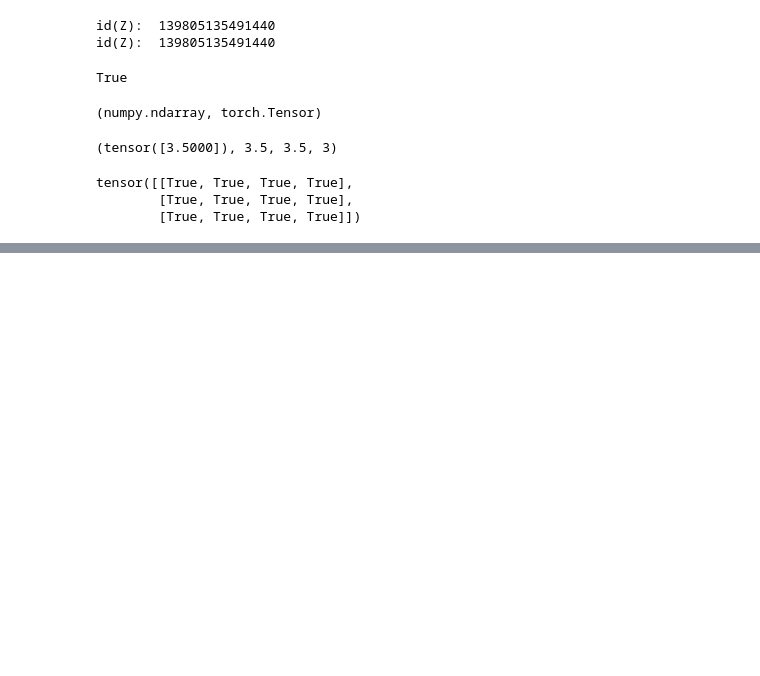
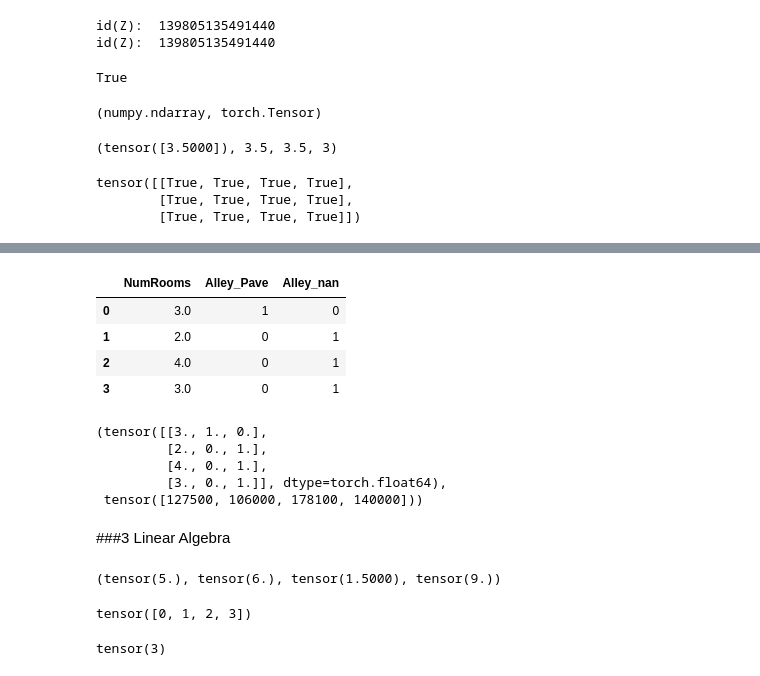
Before and after one commit to xil-max/2022, a Jupyter notebook: Deep Learning/Jupyter Notebooks/Pytorch_1.ipynb, the cells around one changed output, grey strips where cells are left out. Saved outputs shown, nothing was run; the diff lists cells and outputs as text; code cells hidden in the pictures; blank space fills up the shorter version.

```diff
--- a/Deep Learning/Jupyter Notebooks/Pytorch_1.ipynb
+++ b/Deep Learning/Jupyter Notebooks/Pytorch_1.ipynb
@@ -160,0 +187,6 @@ tensor([[True, True, True, True],
+# %%
+# inputs: the first two columns of data
+# outputs: the last columns of data
+inputs, outputs = data.iloc[:, 0:2], data.iloc[:, 2]
+inputs = inputs.fillna(inputs.mean())
+inputs
@@ -160,0 +199,40 @@ tensor([[True, True, True, True],
+# %%
+# As "Alley" has 2 different values, use "one-hot" encoding to separate them
+inputs = pd.get_dummies(inputs, dummy_na=True)
+inputs
+# %% [output]
+|  | NumRooms | Alley_Pave | Alley_nan |
+| 0 | 3.0 | 1 | 0 |
+| 1 | 2.0 | 0 | 1 |
+| 2 | 4.0 | 0 | 1 |
+| 3 | 3.0 | 0 | 1 |
+# %%
+# Convert to "tensor" format
+import torch
+
+X, y = torch.tensor(inputs.values), torch.tensor(outputs.values)
+X, y
+# %% [output]
+(tensor([[3., 1., 0.],
+         [2., 0., 1.],
+         [4., 0., 1.],
+         [3., 0., 1.]], dtype=torch.float64),
+ tensor([127500, 106000, 178100, 140000]))
+# %% [markdown]
+###3 Linear Algebra
+# %%
+x = torch.tensor(3.0)
+y = torch.tensor(2.0)
+
+x + y, x * y, x / y, x**y
+# %% [output]
+(tensor(5.), tensor(6.), tensor(1.5000), tensor(9.))
+# %%
+x_vec = torch.arange(4)
+x_vec
+# %% [output]
+tensor([0, 1, 2, 3])
+# %%
+x_vec[3]
+# %% [output]
+tensor(3)
```
Also changed, not shown: parts of 50 cells of this notebook.
